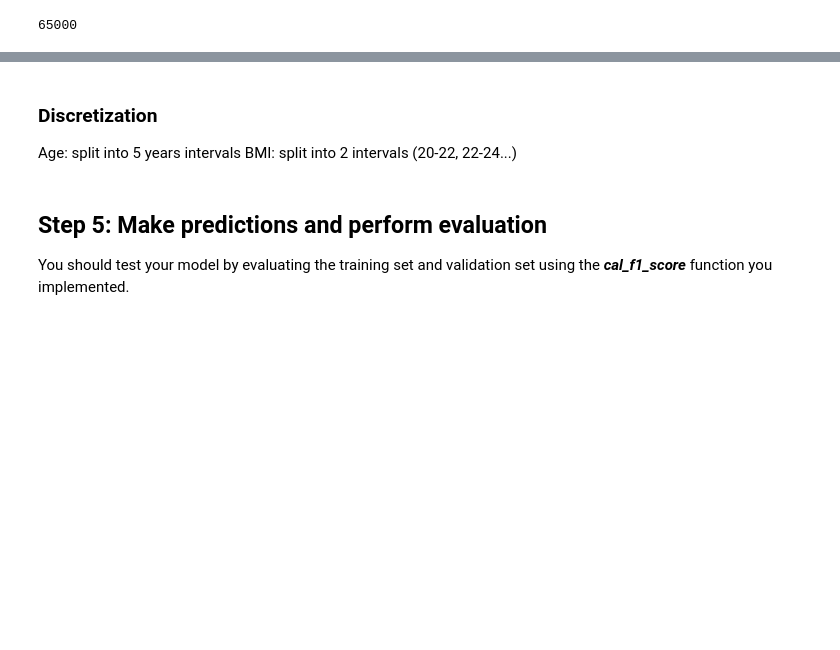
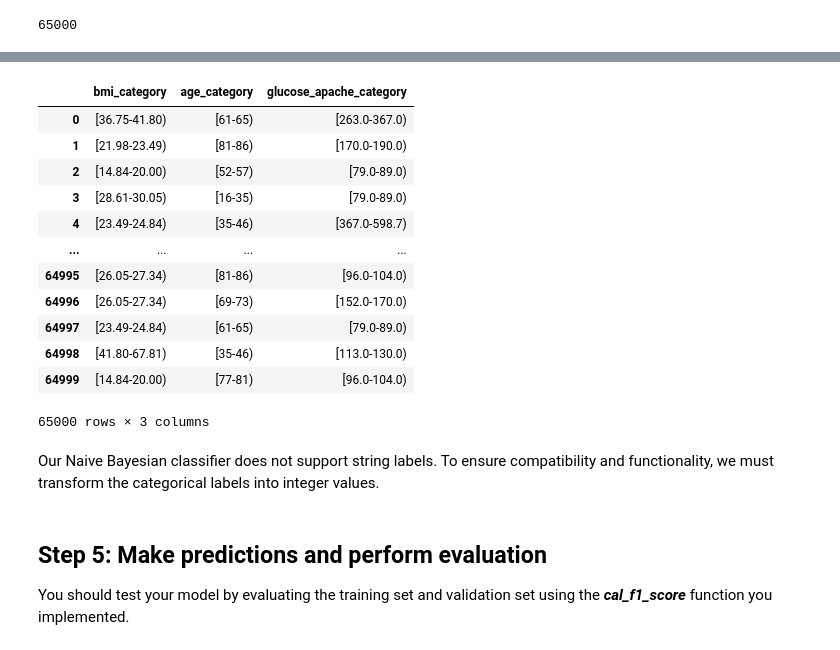
Before and after one commit to ZiJun0502/ML2023-HW, a Jupyter notebook: HW2/hw2_template.ipynb, the cells around one changed output, grey strips where cells are left out. Drawn from its saved outputs; the diff is of its cells as text; code cells hidden in the pictures; blank space fills up the shorter version.

```diff
--- a/HW2/hw2_template.ipynb
+++ b/HW2/hw2_template.ipynb
@@ -559,19 +585,22 @@ Name: count, dtype: int64
 # %%
-def split5000(df, col):
-    N = len(df)
+def splitN(df, col, N = 5000):
+    n = len(df)
     df_sorted = df.sort_values(by=col)
     df_sorted = df_sorted.reset_index(drop=True)
     boundaries = [df_sorted[col][0]]
-    ind = 5000
+    ind = N
     while ind < len(df_sorted):
         current_element = df_sorted[col][ind]
         boundaries.append(current_element)
 
-        while ind+1 < N and current_element == df_sorted[col][ind+1]:
+        while ind+1 < n and current_element == df_sorted[col][ind+1]:
             ind += 1
-        ind += 5000
+        ind += N
+    if boundaries[-1] != df_sorted[col][len(df_sorted)-1]:
+        boundaries.append(df_sorted[col][len(df_sorted)-1])
     return boundaries
-age_split = split5000(training_df, 'age')
-bmi_split = split5000(training_df, 'bmi')
-glucose_split = split5000(training_df, 'glucose_apache')
+age_split = splitN(training_df, 'age')
+bmi_split = splitN(training_df, 'bmi')
+glucose_split = splitN(training_df, 'glucose_apache')
+age_split
 # %% [output]
@@ -605,4 +608,34 @@ print(age_split)
-# %% [markdown]
-### Discretization
-Age: split into 5 years intervals
-BMI: split into 2 intervals (20-22, 22-24...)
+# %%
+age_labels = ['[{}-{})'.format(start, end) for start, end in zip(age_split, age_split[1:])]
+training_df['age' + '_category'] = pd.cut(training_df['age'],
+                                bins=age_split,
+                                labels=age_labels
+                                )
+bmi_labels = ['[{:0.2f}-{:0.2f})'.format(start, end) for start, end in zip(bmi_split, bmi_split[1:])]
+training_df['bmi' + '_category'] = pd.cut(training_df['bmi'],
+                                bins=bmi_split,
+                                labels=bmi_labels
+                                )
+glucose_labels = ['[{}-{})'.format(start, end) for start, end in zip(glucose_split, glucose_split[1:])]
+training_df['glucose_apache' + '_category'] = pd.cut(training_df['glucose_apache'],
+                                bins=glucose_split,
+                                labels=glucose_labels
+                                )
+# %%
+training_df[['bmi_category', 'age_category', 'glucose_apache_category']]
+# %% [output]
+|  | bmi_category | age_category | glucose_apache_category |
+| 0 | [36.75-41.80) | [61-65) | [263.0-367.0) |
+| 1 | [21.98-23.49) | [81-86) | [170.0-190.0) |
+| 2 | [14.84-20.00) | [52-57) | [79.0-89.0) |
+| 3 | [28.61-30.05) | [16-35) | [79.0-89.0) |
+| 4 | [23.49-24.84) | [35-46) | [367.0-598.7) |
+| ... | ... | ... | ... |
+| 64995 | [26.05-27.34) | [81-86) | [96.0-104.0) |
+| 64996 | [26.05-27.34) | [69-73) | [152.0-170.0) |
+| 64997 | [23.49-24.84) | [61-65) | [79.0-89.0) |
+| 64998 | [41.80-67.81) | [35-46) | [113.0-130.0) |
+| 64999 | [14.84-20.00) | [77-81) | [96.0-104.0) |
+65000 rows × 3 columns
+# %% [markdown]
+Our Naive Bayesian classifier does not support string labels. To ensure compatibility and functionality, we must transform the categorical labels into integer values.
```
Also changed, not shown: parts of 22 cells of this notebook, 5 other files.
